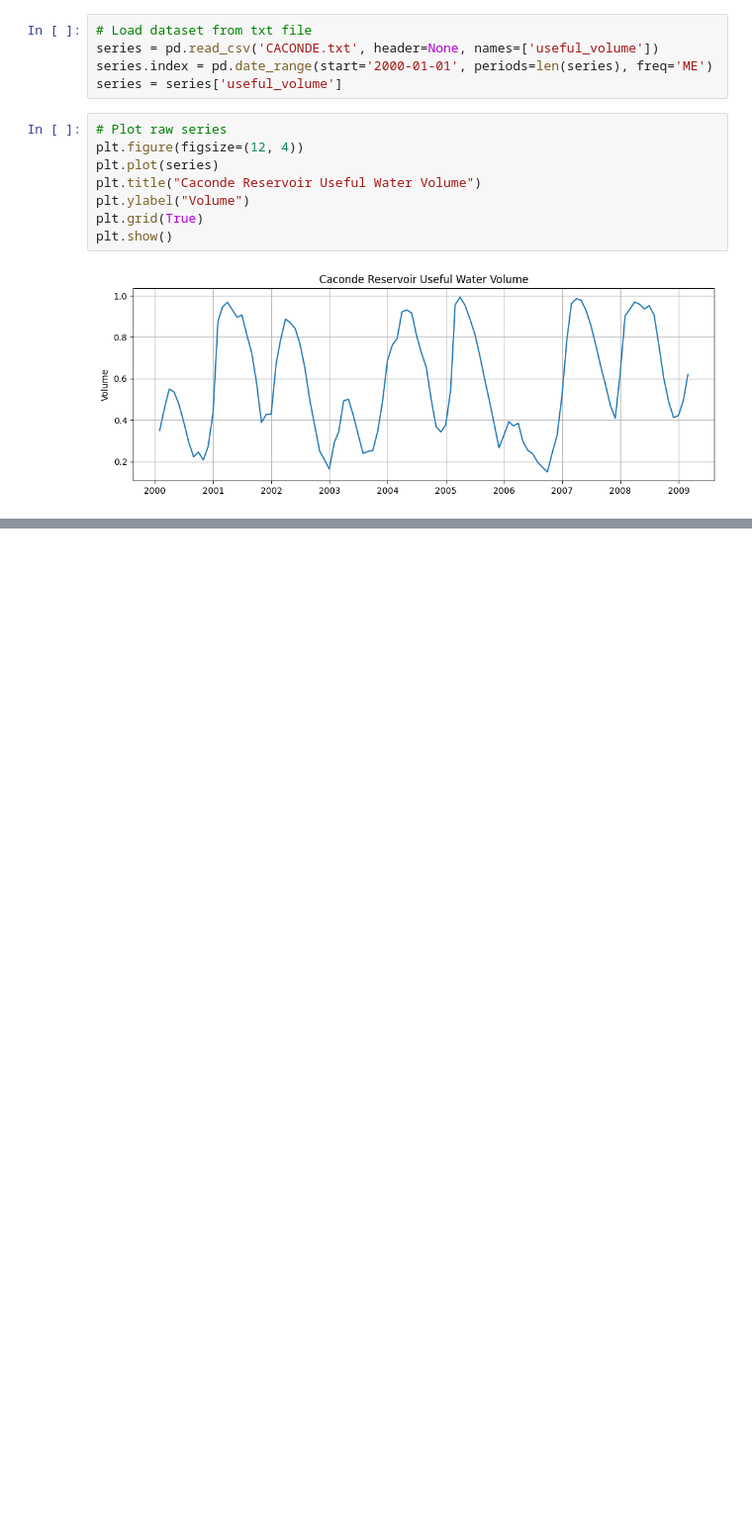
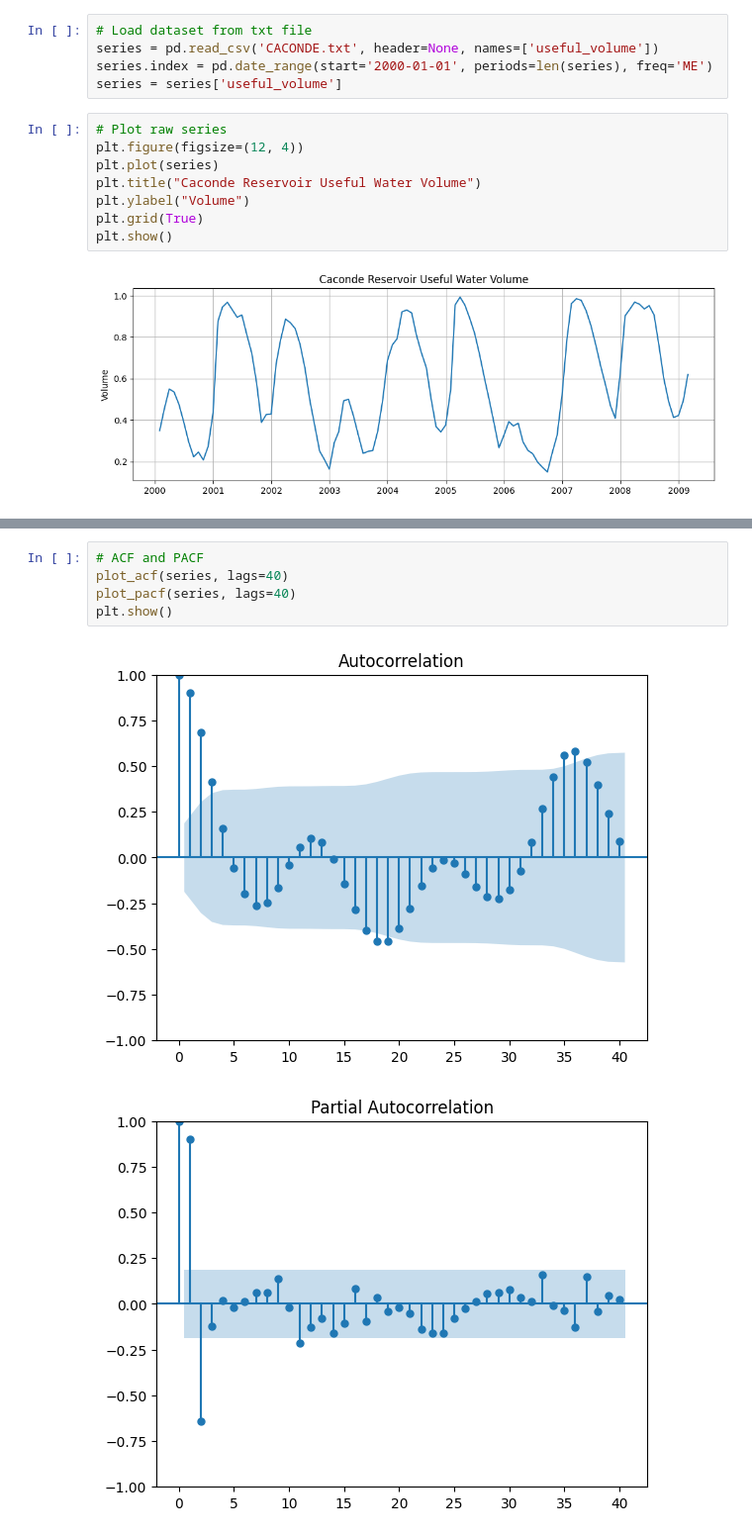
Before and after one commit to Milloz-dev/MS1415, a Jupyter notebook: main.ipynb, the cells around one changed output, grey strips where cells are left out. Shown at 99% size. Cells and saved outputs as stored; diff of their text form; blank space fills up the shorter version.

```diff
--- a/main.ipynb
+++ b/main.ipynb
@@ -32,0 +34,8 @@ ModuleNotFoundError: No module named 'statsmodels'
+# %%
+# ACF and PACF
+plot_acf(series, lags=40)
+plot_pacf(series, lags=40)
+plt.show()
+# %% [output]
+[figure, added]
+[figure, added]
```
Also changed, not shown: parts of 8 cells of this notebook, 1 other file.
